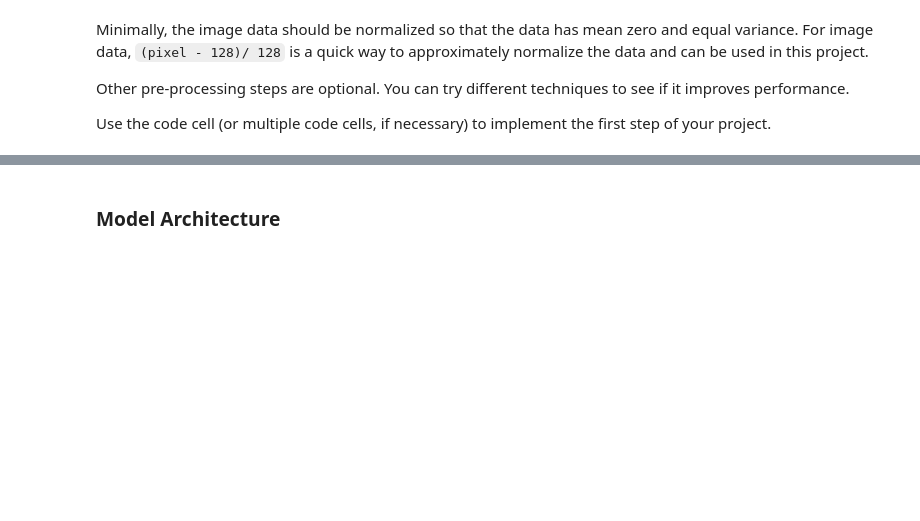
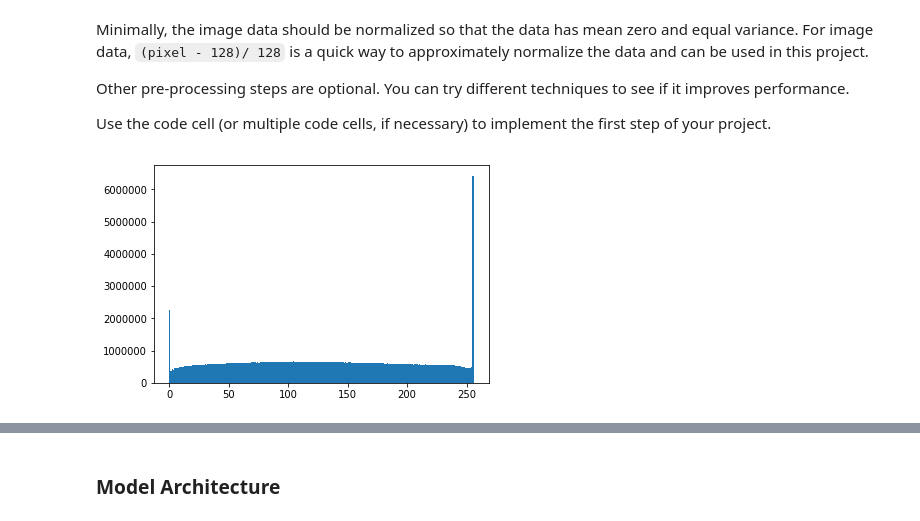
Before and after one commit to sreejasn7/car_traffic_signal_classifier, a Jupyter notebook: Traffic_Sign_Classifier.ipynb, the cells around one changed output, grey strips where cells are left out. Saved outputs shown, nothing was run; the diff lists cells and outputs as text; code cells hidden in the pictures; blank space fills up the shorter version.

```diff
--- a/Traffic_Sign_Classifier.ipynb
+++ b/Traffic_Sign_Classifier.ipynb
@@ -124,0 +268,30 @@ Use the code cell (or multiple code cells, if necessary) to implement the first
+# %%
+### Preprocess the data here. It is required to normalize the data. Other preprocessing steps could include
+### converting to grayscale, etc.
+### Feel free to use as many code cells as needed.
+from sklearn.utils import shuffle
+
+#X_train_norm = (X_train - 128) / 128
+X_train, y_train = shuffle(X_train, y_train)
+#oldmin = 0
+#oldmax = 255
+
+#newmin = 0
+#newmax = 1
+
+#print(X_train[100][:,:,0].max() , X_train[:,:,:,0][100].max())
+#X_single_layer = np.divide(X_train[:,:,:,0], 3) + np.divide(X_train[:,:,:,1], 3) + np.divide(X_train[:,:,:,2], 3)
+#X_single_layer = np.reshape(X_single_layer, (-1, 32, 32, 1))
+
+#print(X_single_layer.shape)
+
+#X_train_norm = (X_single_layer - 128) / 128
+#print(X_train_norm.shape)
+
+#X_valid_layer = np.divide(X_valid[:,:,:,0], 3) + np.divide(X_valid[:,:,:,1], 3) + np.divide(X_valid[:,:,:,2], 3)
+#X_valid_layer = np.reshape(X_valid_layer, (-1, 32, 32, 1))
+#X_valid_norm = (X_valid_layer - 128) / 128
+
+plot_histogram(X_train)
+# %% [output]
+[figure, added]
```
Also changed, not shown: parts of 24 cells of this notebook, 19 other files.
